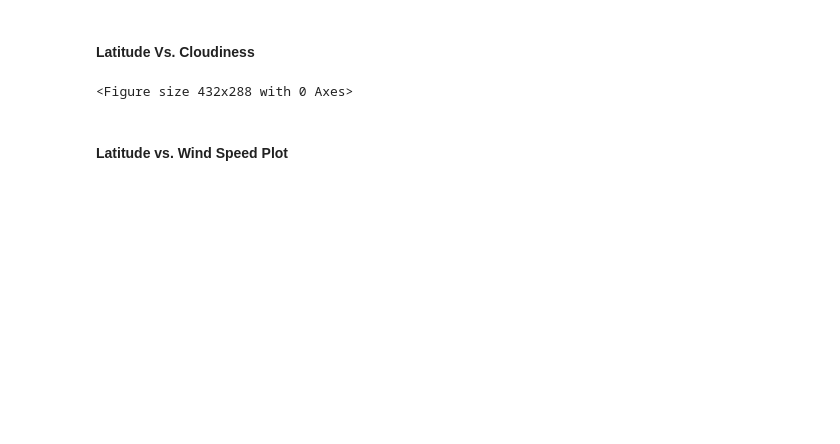
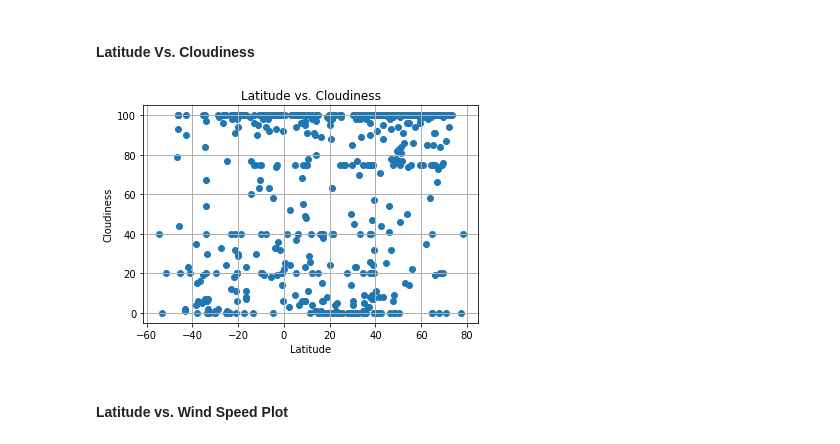
Before and after one commit to Patli1998/Challenge6-python-api-challenge, a Jupyter notebook: WeatherPy/WeatherPy.ipynb, the cells around one changed output. Saved outputs shown, nothing was run; the diff lists cells and outputs as text; code cells hidden in the pictures; blank space fills up the shorter version.

```diff
--- a/WeatherPy/WeatherPy.ipynb
+++ b/WeatherPy/WeatherPy.ipynb
@@ -225,18 +237,21 @@ plt.show()
 #### Latitude Vs. Cloudiness
 # %%
 # Build the scatter plots for latitude vs. cloudiness
-# YOUR CODE HERE
+plt.scatter(city_data_df["Lat"], city_data_df["Cloudiness"], marker="o",label="Cities")
+plt.grid(linestyle='-', linewidth=1, alpha = 1)
 
 # Incorporate the other graph properties
-# YOUR CODE HERE
+plt.xlabel("Latitude")
+plt.ylabel("Cloudiness")
+plt.title("Latitude vs. Cloudiness")
 
 # Save the figure
 plt.savefig("output_data/Fig3.png")
 
 # Show plot
 plt.show()
 # %% [output]
-<Figure size 432x288 with 0 Axes>
+[figure, added]
 # %% [markdown]
 #### Latitude vs. Wind Speed Plot
 # %%
```
Also changed, not shown: parts of 27 cells of this notebook, 5 other files.
